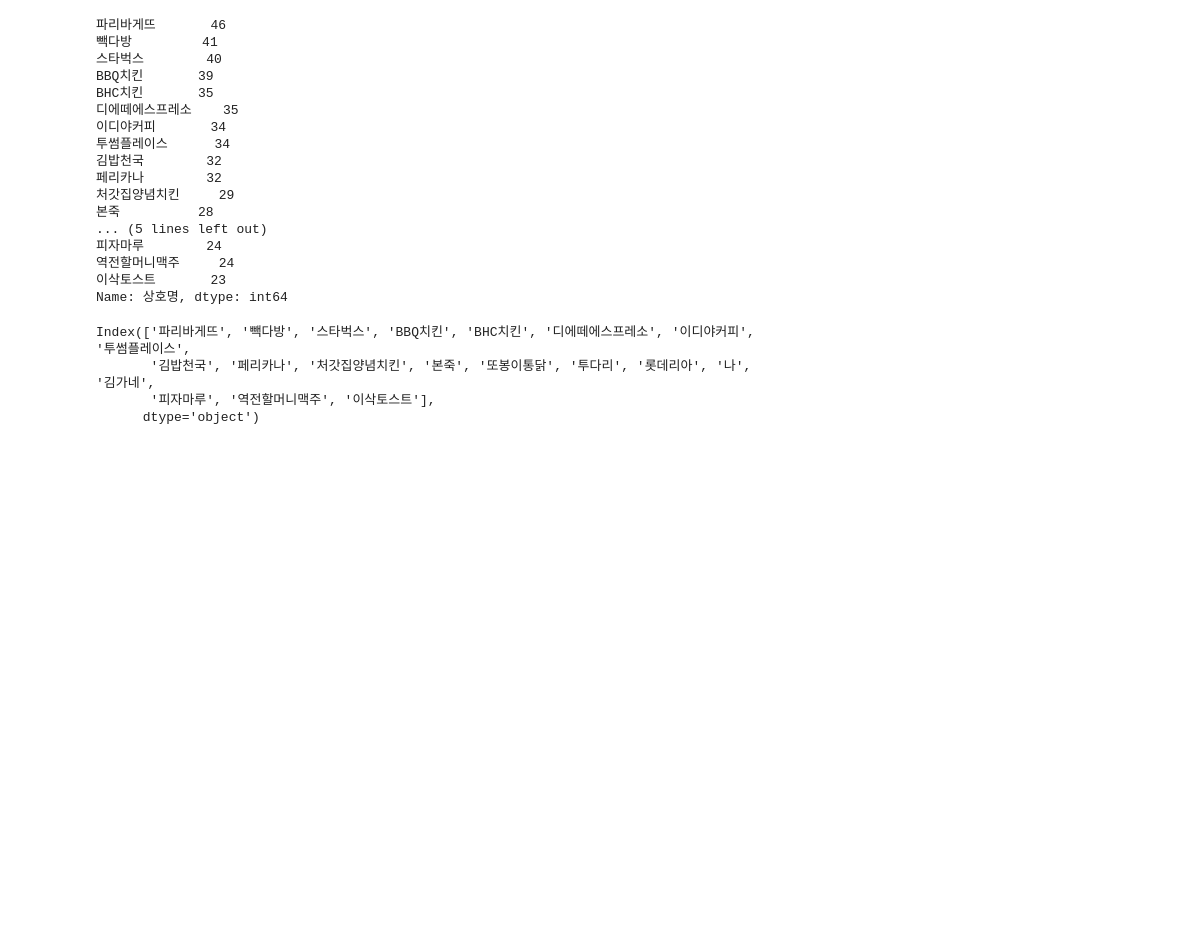
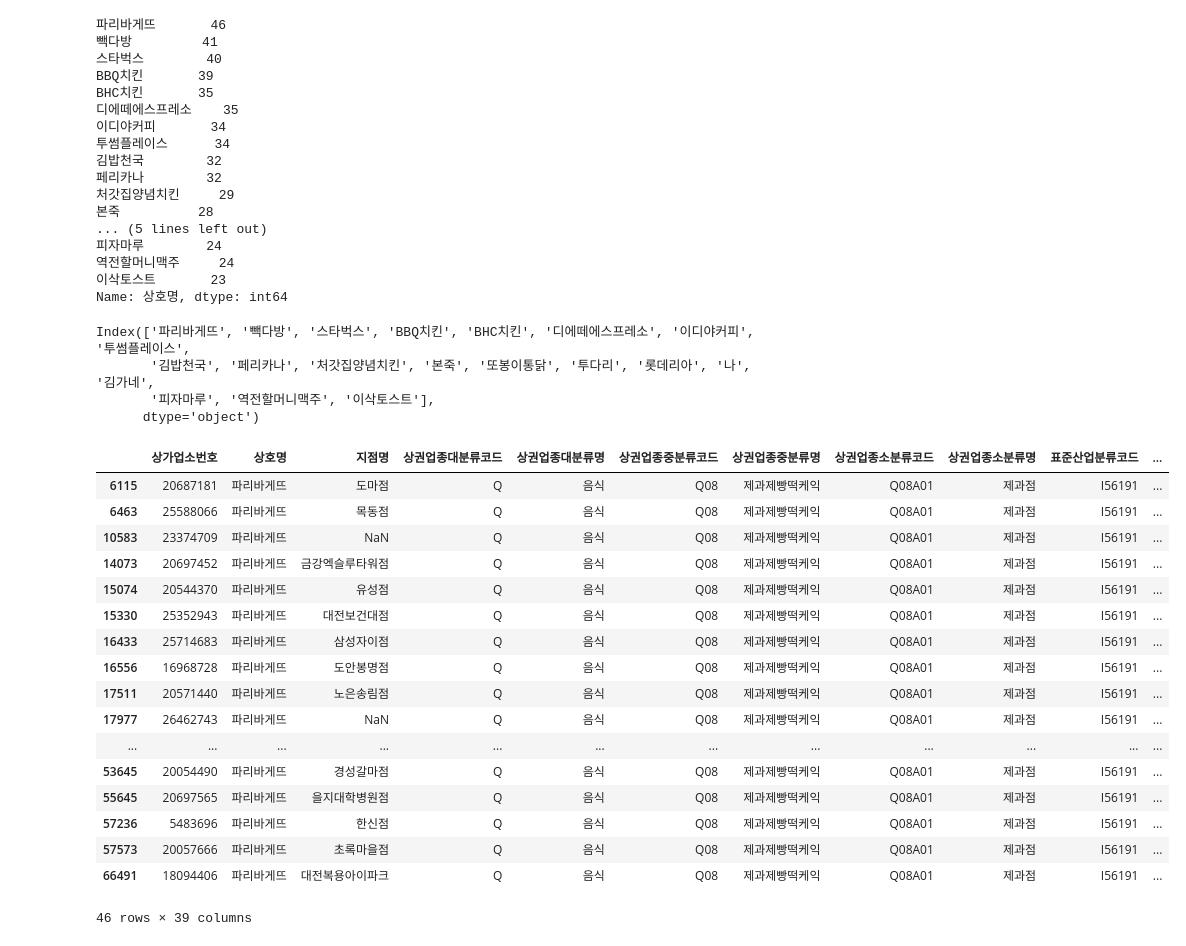
Before and after one commit to jx-dohwan/DATATHON, a Jupyter notebook: Datathon.ipynb, the cells around one changed output. Cells and saved outputs as stored; diff of their text form; code cells hidden in the pictures; blank space fills up the shorter version.

Commit message:
Colaboratory를 통해 생성됨

```diff
--- a/Datathon.ipynb
+++ b/Datathon.ipynb
@@ -4,5 +6,5 @@ import os, sys
 from os.path import join
 import pandas as pd
 
-data_dir = 'C:/Users/strfg/OneDrive/바탕 화면/AIFFEL-exploration/소상공인시장진흥공단_상가(상권)정보_20220331/소상공인시장진흥공단_상가(상권)정보_대전_202203.csv'
+data_dir = '/content/drive/MyDrive/Colab Notebooks/소상공인시장진흥공단_상가(상권)정보_대전_202203.csv'
 data = pd.read_csv(data_dir)
@@ -77,3 +84,25 @@ Index(['파리바게뜨', '빽다방', '스타벅스', 'BBQ치킨', 'BHC치킨',
        '김밥천국', '페리카나', '처갓집양념치킨', '본죽', '또봉이통닭', '투다리', '롯데리아', '나', '김가네',
        '피자마루', '역전할머니맥주', '이삭토스트'],
       dtype='object')
+# %%
+파리바게뜨 = store['음식'].loc[store['음식']['상호명']=='파리바게뜨']
+파리바게뜨
+# %% [output]
+|  | 상가업소번호 | 상호명 | 지점명 | 상권업종대분류코드 | 상권업종대분류명 | 상권업종중분류코드 | 상권업종중분류명 | 상권업종소분류코드 | 상권업종소분류명 | 표준산업분류코드 | ... |
+| 6115 | 20687181 | 파리바게뜨 | 도마점 | Q | 음식 | Q08 | 제과제빵떡케익 | Q08A01 | 제과점 | I56191 | ... |
+| 6463 | 25588066 | 파리바게뜨 | 목동점 | Q | 음식 | Q08 | 제과제빵떡케익 | Q08A01 | 제과점 | I56191 | ... |
+| 10583 | 23374709 | 파리바게뜨 | NaN | Q | 음식 | Q08 | 제과제빵떡케익 | Q08A01 | 제과점 | I56191 | ... |
+| 14073 | 20697452 | 파리바게뜨 | 금강엑슬루타워점 | Q | 음식 | Q08 | 제과제빵떡케익 | Q08A01 | 제과점 | I56191 | ... |
+| 15074 | 20544370 | 파리바게뜨 | 유성점 | Q | 음식 | Q08 | 제과제빵떡케익 | Q08A01 | 제과점 | I56191 | ... |
+| 15330 | 25352943 | 파리바게뜨 | 대전보건대점 | Q | 음식 | Q08 | 제과제빵떡케익 | Q08A01 | 제과점 | I56191 | ... |
+| 16433 | 25714683 | 파리바게뜨 | 삼성자이점 | Q | 음식 | Q08 | 제과제빵떡케익 | Q08A01 | 제과점 | I56191 | ... |
+| 16556 | 16968728 | 파리바게뜨 | 도안봉명점 | Q | 음식 | Q08 | 제과제빵떡케익 | Q08A01 | 제과점 | I56191 | ... |
+| 17511 | 20571440 | 파리바게뜨 | 노은송림점 | Q | 음식 | Q08 | 제과제빵떡케익 | Q08A01 | 제과점 | I56191 | ... |
+| 17977 | 26462743 | 파리바게뜨 | NaN | Q | 음식 | Q08 | 제과제빵떡케익 | Q08A01 | 제과점 | I56191 | ... |
+| ... | ... | ... | ... | ... | ... | ... | ... | ... | ... | ... | ... |
+| 53645 | 20054490 | 파리바게뜨 | 경성갈마점 | Q | 음식 | Q08 | 제과제빵떡케익 | Q08A01 | 제과점 | I56191 | ... |
+| 55645 | 20697565 | 파리바게뜨 | 을지대학병원점 | Q | 음식 | Q08 | 제과제빵떡케익 | Q08A01 | 제과점 | I56191 | ... |
+| 57236 | 5483696 | 파리바게뜨 | 한신점 | Q | 음식 | Q08 | 제과제빵떡케익 | Q08A01 | 제과점 | I56191 | ... |
+| 57573 | 20057666 | 파리바게뜨 | 초록마을점 | Q | 음식 | Q08 | 제과제빵떡케익 | Q08A01 | 제과점 | I56191 | ... |
+| 66491 | 18094406 | 파리바게뜨 | 대전복용아이파크 | Q | 음식 | Q08 | 제과제빵떡케익 | Q08A01 | 제과점 | I56191 | ... |
+46 rows × 39 columns
```
Also changed, not shown: parts of 3 cells of this notebook.
